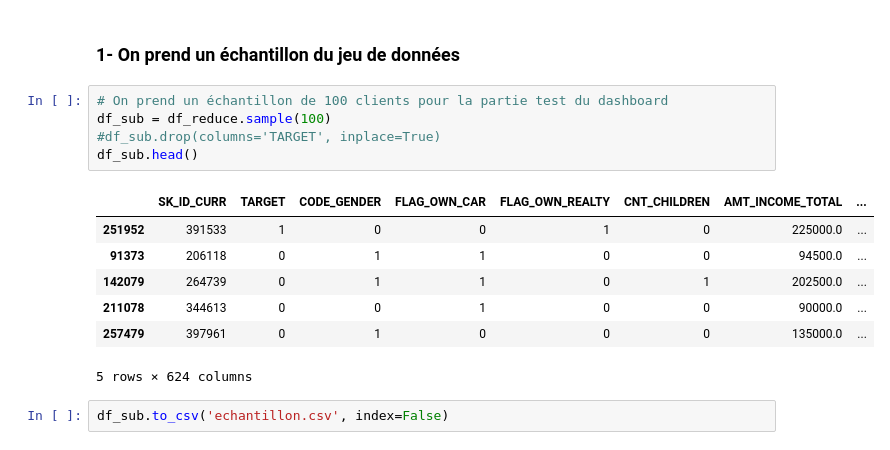
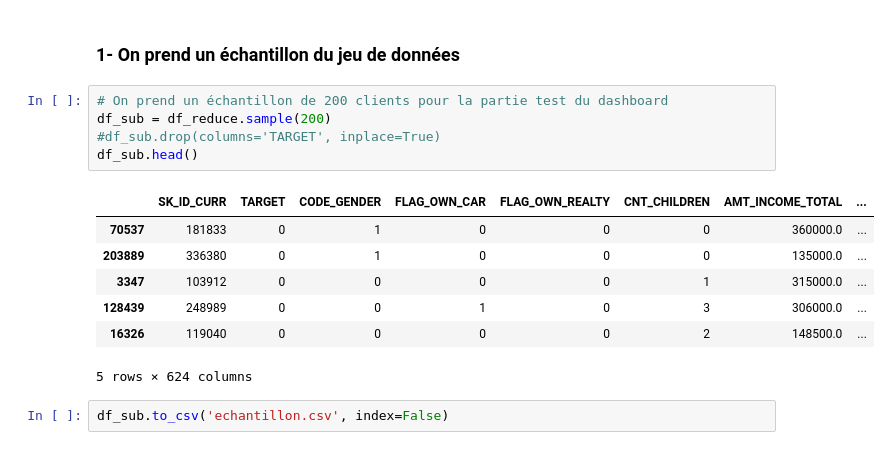
Before and after one commit to salma2302/Projet7_OC, a Jupyter notebook: CHAFAI_SALMA_2_dossier_code_112022/code_modelisation.ipynb, the cells around one changed output. Saved outputs shown, nothing was run; the diff lists cells and outputs as text.

```diff
--- a/CHAFAI_SALMA_2_dossier_code_112022/code_modelisation.ipynb
+++ b/CHAFAI_SALMA_2_dossier_code_112022/code_modelisation.ipynb
@@ -196,17 +193,17 @@ Decreased by 71.8%
 # %% [markdown]
 ### 1- On prend un échantillon du jeu de données
 # %%
-# On prend un échantillon de 100 clients pour la partie test du dashboard
-df_sub = df_reduce.sample(100)
+# On prend un échantillon de 200 clients pour la partie test du dashboard
+df_sub = df_reduce.sample(200)
 #df_sub.drop(columns='TARGET', inplace=True)
 df_sub.head()
 # %% [output]
 |  | SK_ID_CURR | TARGET | CODE_GENDER | FLAG_OWN_CAR | FLAG_OWN_REALTY | CNT_CHILDREN | AMT_INCOME_TOTAL | ... |
-| 251952 | 391533 | 1 | 0 | 0 | 1 | 0 | 225000.0 | ... |
-| 91373 | 206118 | 0 | 1 | 1 | 0 | 0 | 94500.0 | ... |
-| 142079 | 264739 | 0 | 1 | 1 | 0 | 1 | 202500.0 | ... |
-| 211078 | 344613 | 0 | 0 | 1 | 0 | 0 | 90000.0 | ... |
-| 257479 | 397961 | 0 | 1 | 0 | 0 | 0 | 135000.0 | ... |
+| 70537 | 181833 | 0 | 1 | 0 | 0 | 0 | 360000.0 | ... |
+| 203889 | 336380 | 0 | 1 | 0 | 0 | 0 | 135000.0 | ... |
+| 3347 | 103912 | 0 | 0 | 0 | 0 | 1 | 315000.0 | ... |
+| 128439 | 248989 | 0 | 0 | 1 | 0 | 3 | 306000.0 | ... |
+| 16326 | 119040 | 0 | 0 | 0 | 0 | 2 | 148500.0 | ... |
 5 rows × 624 columns
 # %%
 df_sub.to_csv('echantillon.csv', index=False)
```
Also changed, not shown: parts of 32 cells of this notebook, 4 other files.
